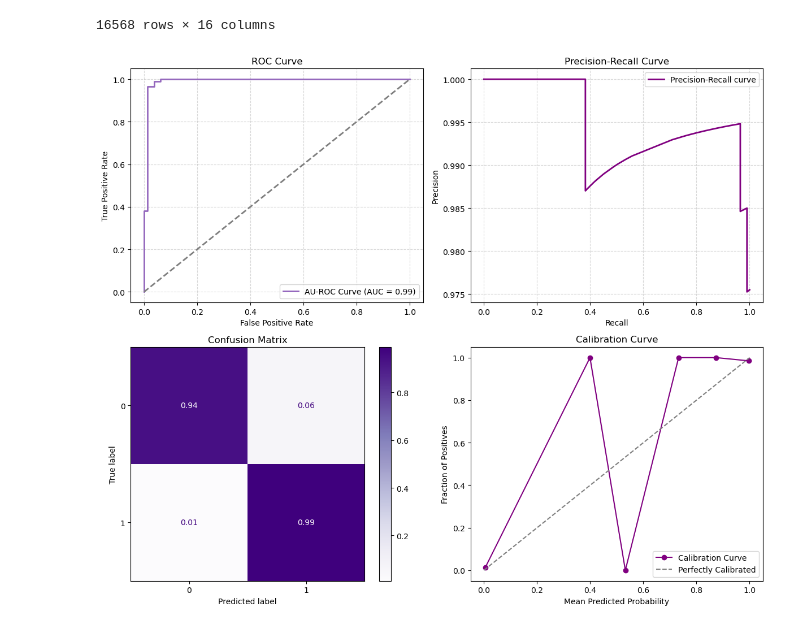
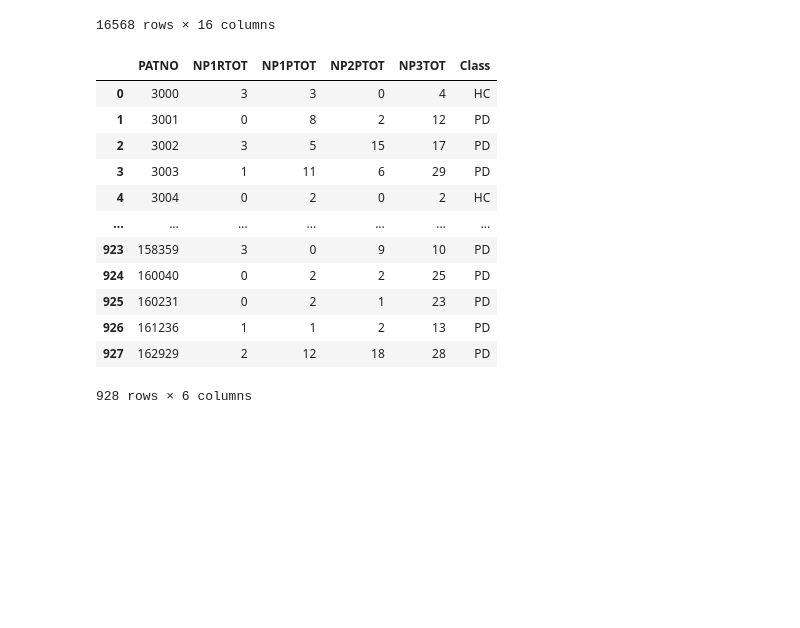
Before and after one commit to zainabnazari/ppmi, a Jupyter notebook: motor_score.ipynb, the cells around one changed output. Cells and saved outputs as stored; diff of their text form; code cells hidden in the pictures; blank space fills up the shorter version.

```diff
--- a/motor_score.ipynb
+++ b/motor_score.ipynb
@@ -62,3 +62,19 @@ motor_score_part1
+# %%
+motor_score_main
+# %% [output]
+|  | PATNO | NP1RTOT | NP1PTOT | NP2PTOT | NP3TOT | Class |
+| 0 | 3000 | 3 | 3 | 0 | 4 | HC |
+| 1 | 3001 | 0 | 8 | 2 | 12 | PD |
+| 2 | 3002 | 3 | 5 | 15 | 17 | PD |
+| 3 | 3003 | 1 | 11 | 6 | 29 | PD |
+| 4 | 3004 | 0 | 2 | 0 | 2 | HC |
+| ... | ... | ... | ... | ... | ... | ... |
+| 923 | 158359 | 3 | 0 | 9 | 10 | PD |
+| 924 | 160040 | 0 | 2 | 2 | 25 | PD |
+| 925 | 160231 | 0 | 2 | 1 | 23 | PD |
+| 926 | 161236 | 1 | 1 | 2 | 13 | PD |
+| 927 | 162929 | 2 | 12 | 18 | 28 | PD |
+928 rows × 6 columns
 # %%
 
 # Separate features (X) and target variable (y)
@@ -77,49 +93,3 @@ xgb_model.fit(X_train, y_train)
 
 # Make predictions on the testing set
 y_pred_proba = xgb_model.predict_proba(X_test)[:, 1]
-# %%
-# Plotting all the figures in a 2x2 matrix
-fig, axs = plt.subplots(2, 2, figsize=(12, 10))
-
-# Plot ROC Curve
-fpr, tpr, _ = roc_curve(y_test, y_pred_proba)
-roc_auc = auc(fpr, tpr)
-
-axs[0, 0].plot(fpr, tpr, color='tab:purple', lw=2, label=f'AU-ROC Curve (AUC = {roc_auc:.2f})')
-axs[0, 0].plot([0, 1], [0, 1], color='tab:grey', lw=2, linestyle='--')
-axs[0, 0].set_xlabel('False Positive Rate')
-axs[0, 0].set_ylabel('True Positive Rate')
-axs[0, 0].set_title('ROC Curve')
-axs[0, 0].legend(loc='lower right')
-axs[0, 0].grid(True, linestyle='--', alpha=0.5)
-
-# Plot Precision-Recall Curve
-precision, recall, _ = precision_recall_curve(y_test, y_pred_proba)
-axs[0, 1].plot(recall, precision, color='purple', lw=2, label='Precision-Recall curve')
-axs[0, 1].set_xlabel('Recall')
-axs[0, 1].set_ylabel('Precision')
-axs[0, 1].set_title('Precision-Recall Curve')
-axs[0, 1].legend(loc='best')
-axs[0, 1].grid(True, linestyle='--', alpha=0.5)
-
-# Plot Confusion Matrix
-y_pred = xgb_model.predict(X_test)
-cm = confusion_matrix(y_test, y_pred, normalize='true')
-disp = ConfusionMatrixDisplay(confusion_matrix=cm, display_labels=xgb_model.classes_)
-disp.plot(cmap='Purples', values_format=".2f", ax=axs[1, 0])
-axs[1, 0].set_title('Confusion Matrix')
-
-# Plot Calibration Curve
-prob_true, prob_pred = calibration_curve(y_test, y_pred_proba, n_bins=10)
-axs[1, 1].plot(prob_pred, prob_true, marker='o', label='Calibration Curve', color='purple', linestyle='-')
-axs[1, 1].plot([0, 1], [0, 1], linestyle='--', color='gray', label='Perfectly Calibrated')
-axs[1, 1].set_xlabel('Mean Predicted Probability')
-axs[1, 1].set_ylabel('Fraction of Positives')
-axs[1, 1].set_title('Calibration Curve')
-axs[1, 1].legend()
-
-# Adjust layout
-plt.tight_layout()
-plt.show()
-# %% [output]
-[figure, removed]
```
Also changed, not shown: parts of 4 cells of this notebook, 1 other file.
